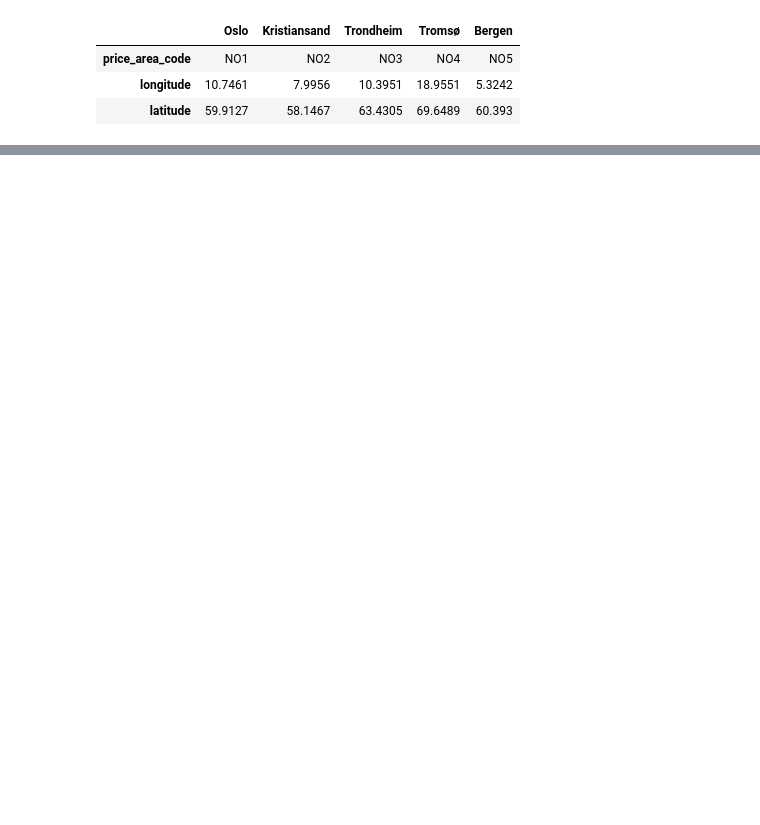
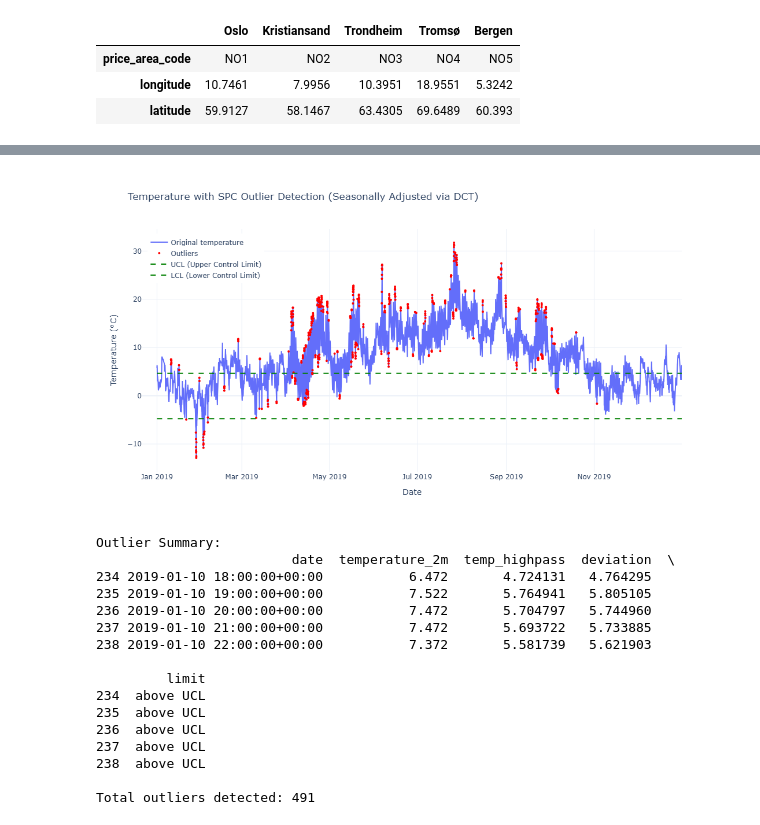
Before and after one commit to KristofferHemm/ind320, a Jupyter notebook: part3.ipynb, the cells around one changed output, grey strips where cells are left out. Saved outputs shown, nothing was run; the diff lists cells and outputs as text; code cells hidden in the pictures; blank space fills up the shorter version.

```diff
--- a/part3.ipynb
+++ b/part3.ipynb
@@ -80,0 +216,26 @@ Timezone difference to GMT+0: 0s
+# %%
+fig, summary = plot_summary_temperature(df = df_hourly)
+
+# Show results
+fig.show()
+print("Outlier Summary:")
+print(summary.head())
+print(f"\nTotal outliers detected: {len(summary)}")
+# %% [output]
+[figure, added]
+Outlier Summary:
+                         date  temperature_2m  temp_highpass  deviation  \
+234 2019-01-10 18:00:00+00:00           6.472       4.724131   4.764295
+235 2019-01-10 19:00:00+00:00           7.522       5.764941   5.805105
+236 2019-01-10 20:00:00+00:00           7.472       5.704797   5.744960
+237 2019-01-10 21:00:00+00:00           7.472       5.693722   5.733885
+238 2019-01-10 22:00:00+00:00           7.372       5.581739   5.621903
+
+         limit
+234  above UCL
+235  above UCL
+236  above UCL
+237  above UCL
+238  above UCL
+
+Total outliers detected: 491
```
Also changed, not shown: parts of 12 cells of this notebook.
